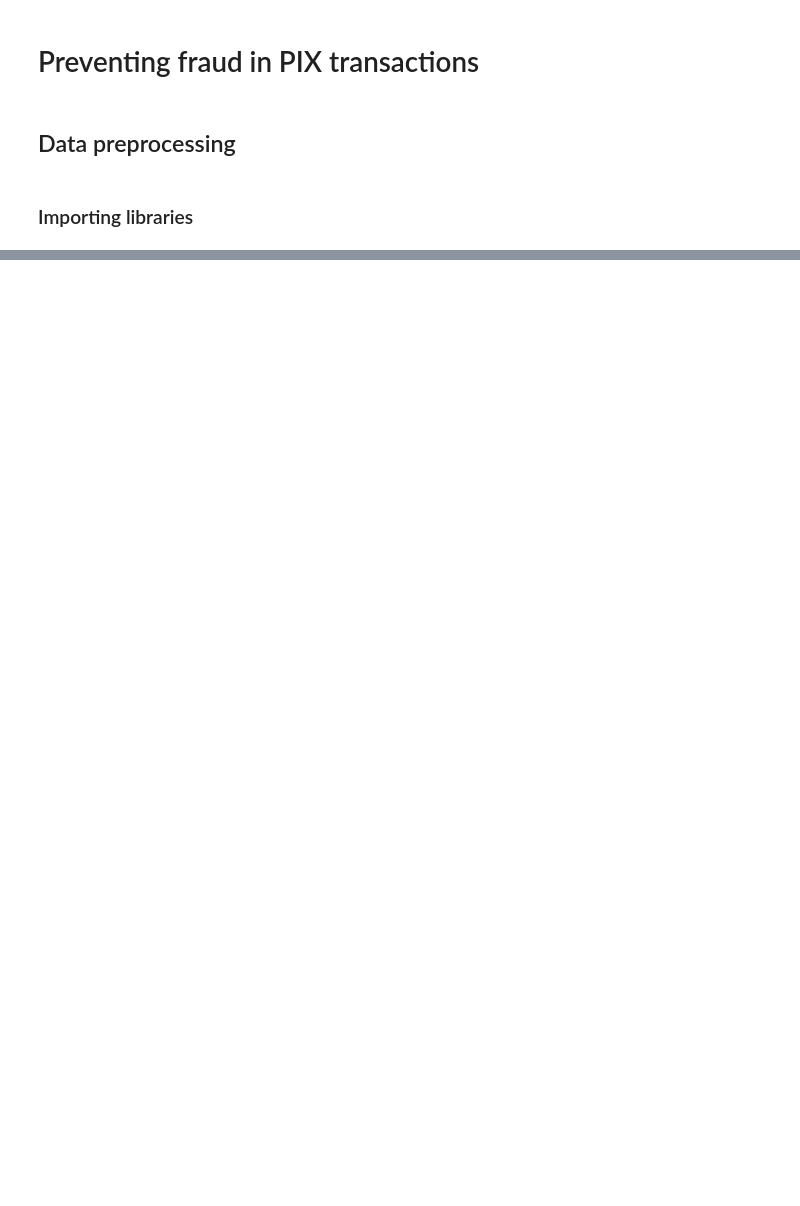
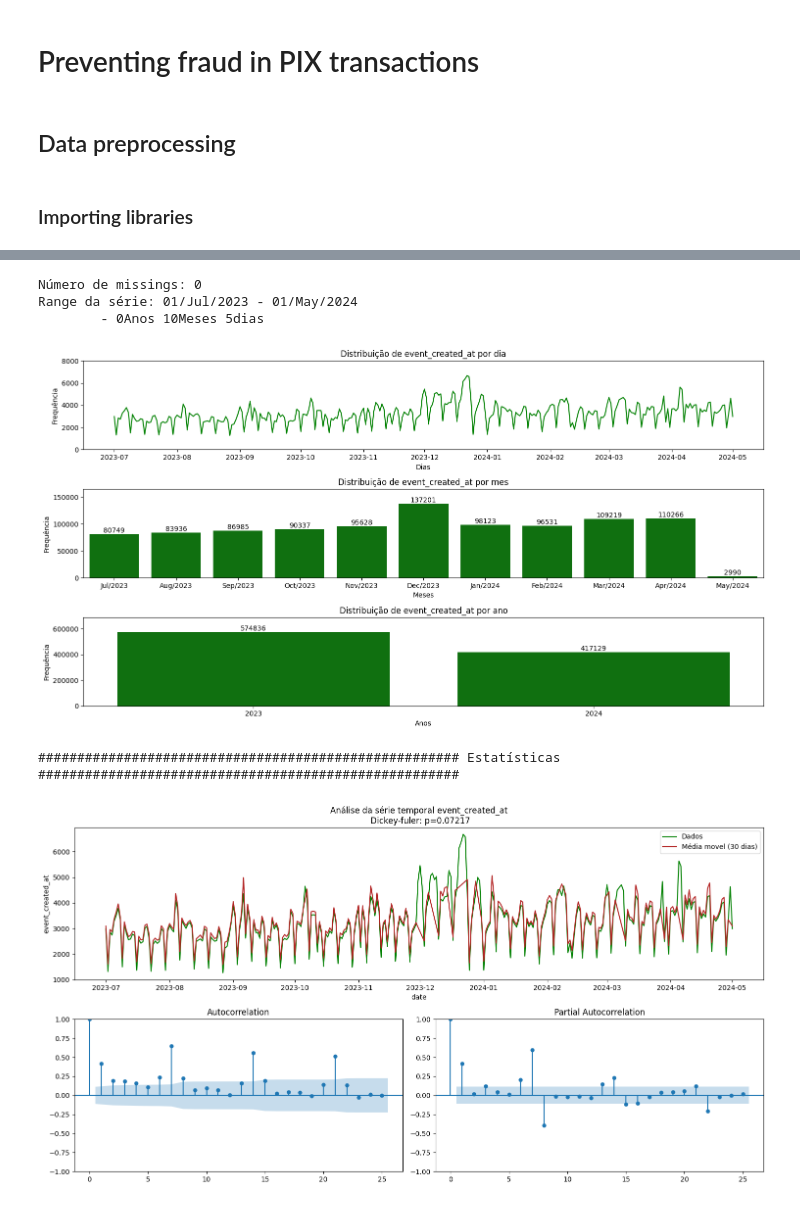
Before and after one commit to el-gabri/DS_home_test, a Jupyter notebook: notebooks/EDA.ipynb, the cells around one changed output, grey strips where cells are left out. Saved outputs shown, nothing was run; the diff lists cells and outputs as text; code cells hidden in the pictures; blank space fills up the shorter version.

```diff
--- a/notebooks/EDA.ipynb
+++ b/notebooks/EDA.ipynb
@@ -18,0 +333,9 @@ ModuleNotFoundError: No module named 'eda_functions'
+# %%
+time_plot(raw_transactions['event_created_at'])
+# %% [output]
+Número de missings: 0
+Range da série: 01/Jul/2023 - 01/May/2024
+        - 0Anos 10Meses 5dias
+[figure, added]
+###################################################### Estatísticas ######################################################
+[figure, added]
```
Also changed, not shown: parts of 90 cells of this notebook, 7 other files.
